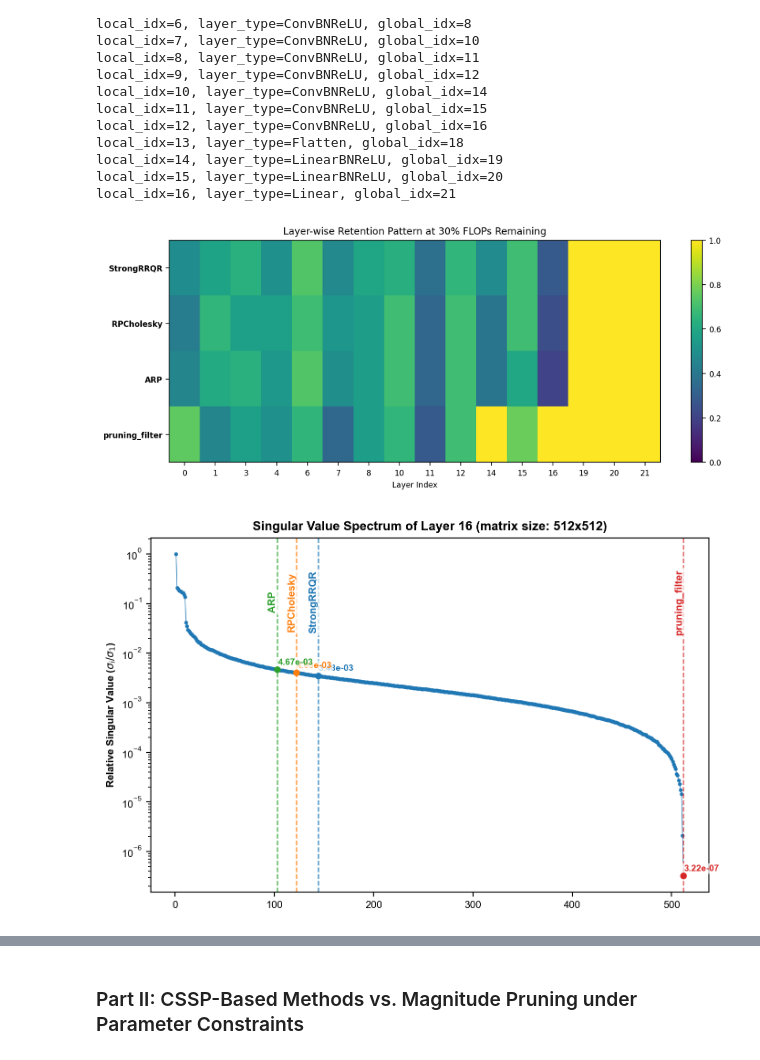
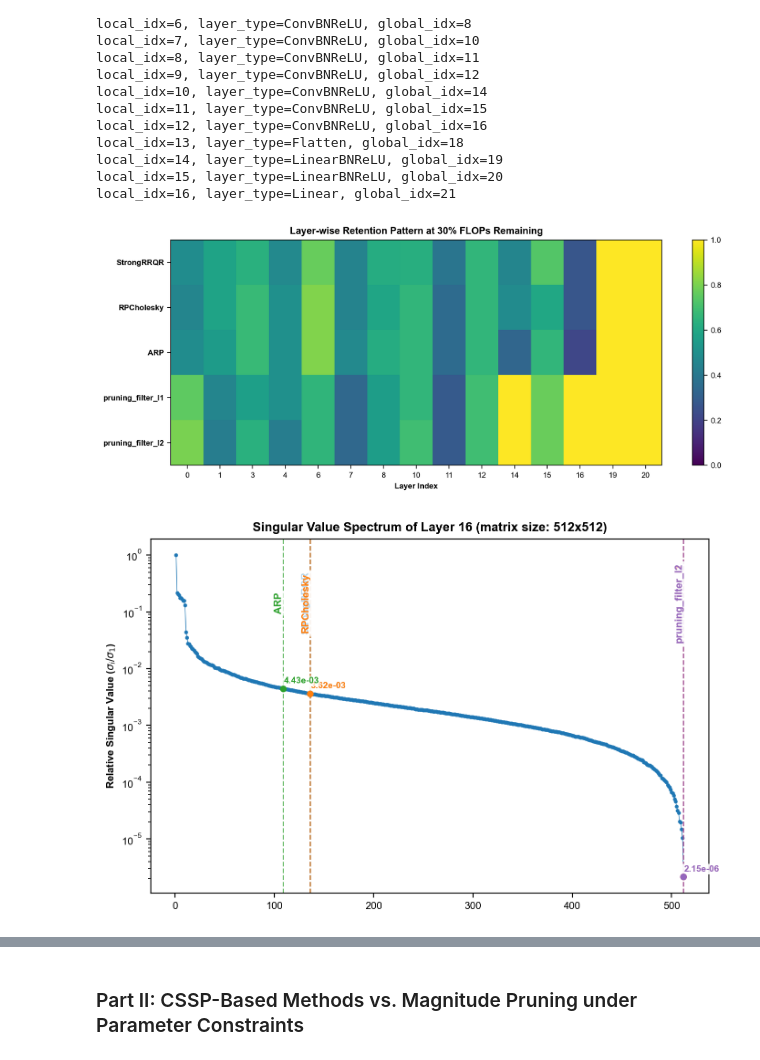
Before and after one commit to yuekai-yan/CSSP_Neural_Networks_Pruning, a Jupyter notebook: CIFAR10.ipynb, the cells around one changed output, grey strips where cells are left out. Saved outputs shown, nothing was run; the diff lists cells and outputs as text; code cells hidden in the pictures.

```diff
--- a/CIFAR10.ipynb
+++ b/CIFAR10.ipynb
@@ -292,36 +295,36 @@ importlib.reload(pruning_CSSP)
 # plot layerwise pruning results at 30% FLOPs
 heatmap_data = {
     method: layerwise_results[method]["0.30"]
-    for method in methods
+    for method in methods_flops
 }
 
 Plot.plot_layerwise_retention_heatmap(
     heatmap_data,
     title="Layer-wise Retention Pattern at 30% FLOPs Remaining"
 )
 #plt.savefig("fig/layerwise_retention_0.3flops.eps", bbox_inches="tight")
 
 
 
 l = 12
 A = pruning_CSSP.get_layer_activation_matrix(model3, X, params, l)
 s = pruning_CSSP.compute_singular_values(A)
 
 Plot.plot_singular_value_spectrum(
     s,
     A=A,
     normalize=True,
     log_scale=True,
     title=(
         f"Singular Value Spectrum of Layer {params[l]['layer_idx']} "
         f"(matrix size: {A.shape[0]}x{A.shape[1]})"
     ),
     heatmap_data=heatmap_data,
-    methods=methods,
+    methods=methods_flops,
     layer_idx=params[l]["layer_idx"],
 )
 
 #plt.savefig(f"fig/singular_value_layer_{params[l]['layer_idx']}.eps", bbox_inches="tight")
 # %% [output]
-[figure, old version]
+[figure, new version]
-[figure, old version]
+[figure, new version]
```
Also changed, not shown: parts of 8 cells of this notebook, 4 other files.
